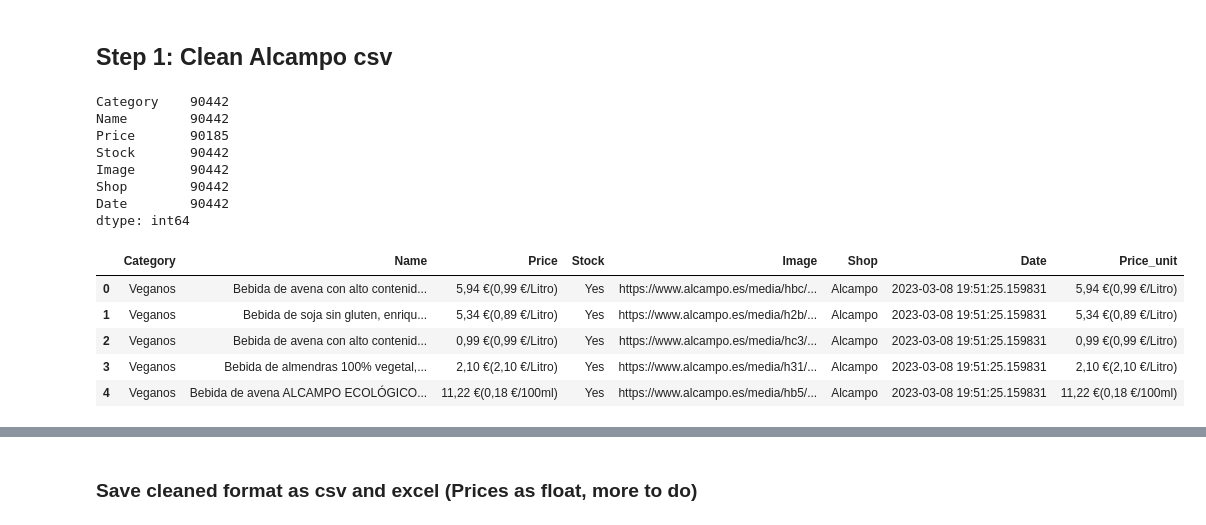
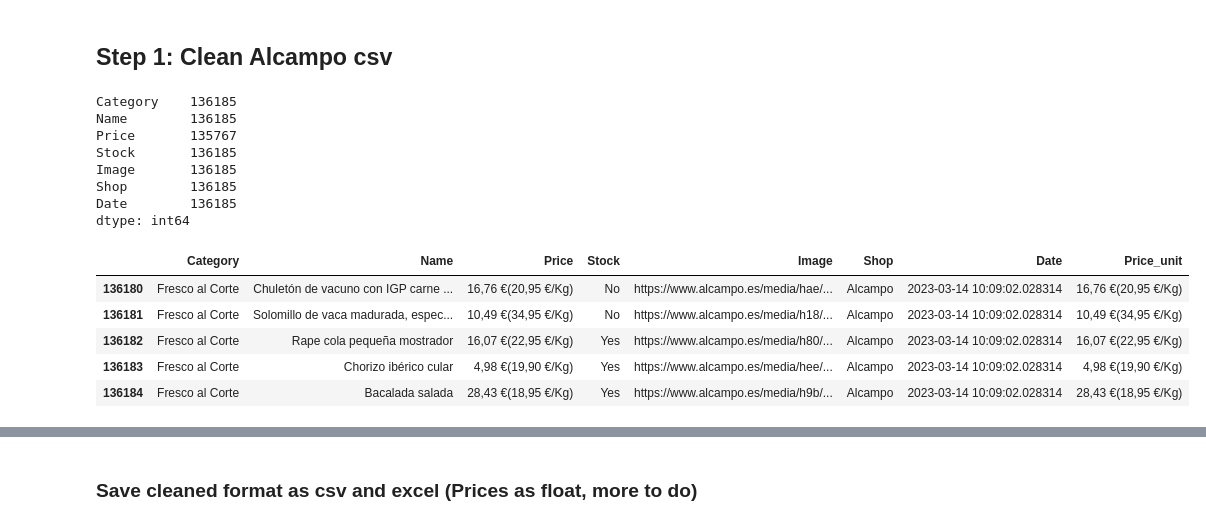
Before and after one commit to IgnacioGB1990/Grocery-Chains, a Jupyter notebook: src/alcampoClean.ipynb, the cells around one changed output, grey strips where cells are left out. Saved outputs shown, nothing was run; the diff lists cells and outputs as text; code cells hidden in the pictures.

```diff
--- a/src/alcampoClean.ipynb
+++ b/src/alcampoClean.ipynb
@@ -8,26 +8,26 @@ import pandas as pd
 # %%
 df = pd.read_csv("./data/alcampo.csv")
 original_df = df.count()
 print(original_df)
 
 # Change to String first
 df["Price_unit"] = df["Price"].astype(str)
-df.head()
+df.tail()
 # %% [output]
-Category    90442
-Name        90442
-Price       90185
-Stock       90442
-Image       90442
-Shop        90442
-Date        90442
+Category    136185
+Name        136185
+Price       135767
+Stock       136185
+Image       136185
+Shop        136185
+Date        136185
 dtype: int64
 |  | Category | Name | Price | Stock | Image | Shop | Date | Price_unit |
-| 0 | Veganos | Bebida de avena con alto contenid... | 5,94 €(0,99 €/Litro) | Yes | https://www.alcampo.es/media/hbc/... | Alcampo | 2023-03-08 19:51:25.159831 | 5,94 €(0,99 €/Litro) |
-| 1 | Veganos | Bebida de soja sin gluten, enriqu... | 5,34 €(0,89 €/Litro) | Yes | https://www.alcampo.es/media/h2b/... | Alcampo | 2023-03-08 19:51:25.159831 | 5,34 €(0,89 €/Litro) |
-| 2 | Veganos | Bebida de avena con alto contenid... | 0,99 €(0,99 €/Litro) | Yes | https://www.alcampo.es/media/hc3/... | Alcampo | 2023-03-08 19:51:25.159831 | 0,99 €(0,99 €/Litro) |
-| 3 | Veganos | Bebida de almendras 100% vegetal,... | 2,10 €(2,10 €/Litro) | Yes | https://www.alcampo.es/media/h31/... | Alcampo | 2023-03-08 19:51:25.159831 | 2,10 €(2,10 €/Litro) |
-| 4 | Veganos | Bebida de avena ALCAMPO ECOLÓGICO... | 11,22 €(0,18 €/100ml) | Yes | https://www.alcampo.es/media/hb5/... | Alcampo | 2023-03-08 19:51:25.159831 | 11,22 €(0,18 €/100ml) |
+| 136180 | Fresco al Corte | Chuletón de vacuno con IGP carne ... | 16,76 €(20,95 €/Kg) | No | https://www.alcampo.es/media/hae/... | Alcampo | 2023-03-14 10:09:02.028314 | 16,76 €(20,95 €/Kg) |
+| 136181 | Fresco al Corte | Solomillo de vaca madurada, espec... | 10,49 €(34,95 €/Kg) | No | https://www.alcampo.es/media/h18/... | Alcampo | 2023-03-14 10:09:02.028314 | 10,49 €(34,95 €/Kg) |
+| 136182 | Fresco al Corte | Rape cola pequeña mostrador | 16,07 €(22,95 €/Kg) | Yes | https://www.alcampo.es/media/h80/... | Alcampo | 2023-03-14 10:09:02.028314 | 16,07 €(22,95 €/Kg) |
+| 136183 | Fresco al Corte | Chorizo ibérico cular | 4,98 €(19,90 €/Kg) | Yes | https://www.alcampo.es/media/hee/... | Alcampo | 2023-03-14 10:09:02.028314 | 4,98 €(19,90 €/Kg) |
+| 136184 | Fresco al Corte | Bacalada salada | 28,43 €(18,95 €/Kg) | Yes | https://www.alcampo.es/media/h9b/... | Alcampo | 2023-03-14 10:09:02.028314 | 28,43 €(18,95 €/Kg) |
 # %%
 # All , to . and separate each characters
 df["Price_unit"] = df["Price_unit"].apply(lambda x: x.replace(",",".").split("€"))
```
Also changed, not shown: parts of 10 cells of this notebook, 9 other files.
